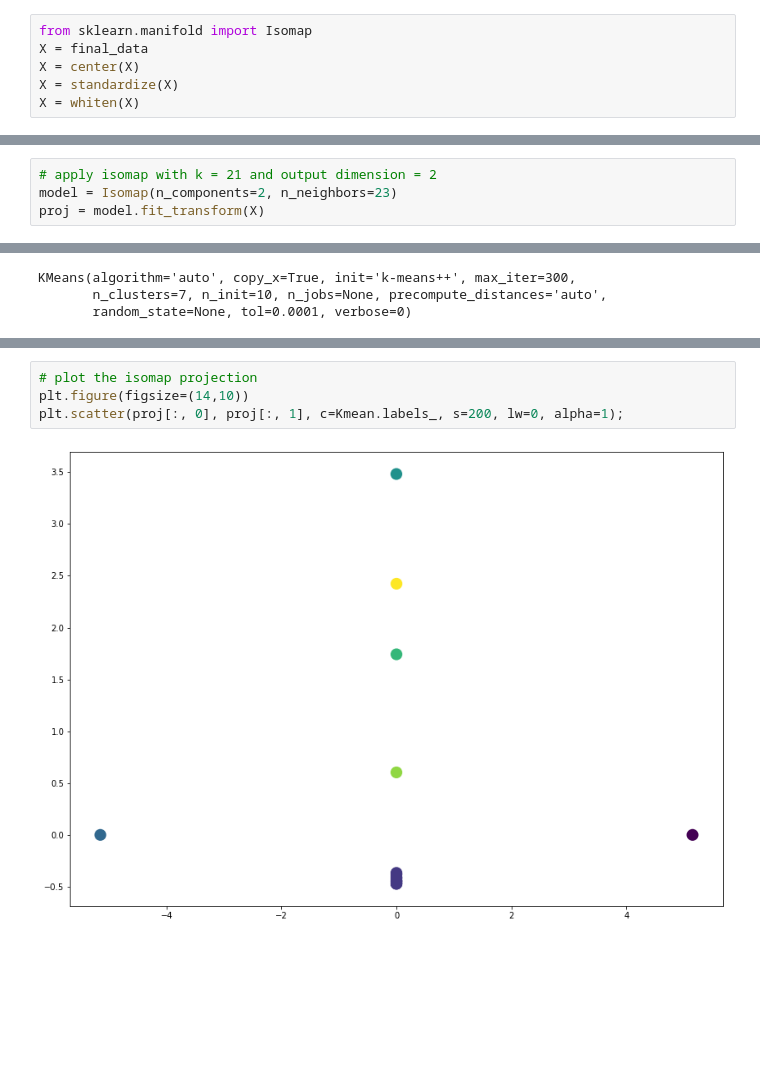
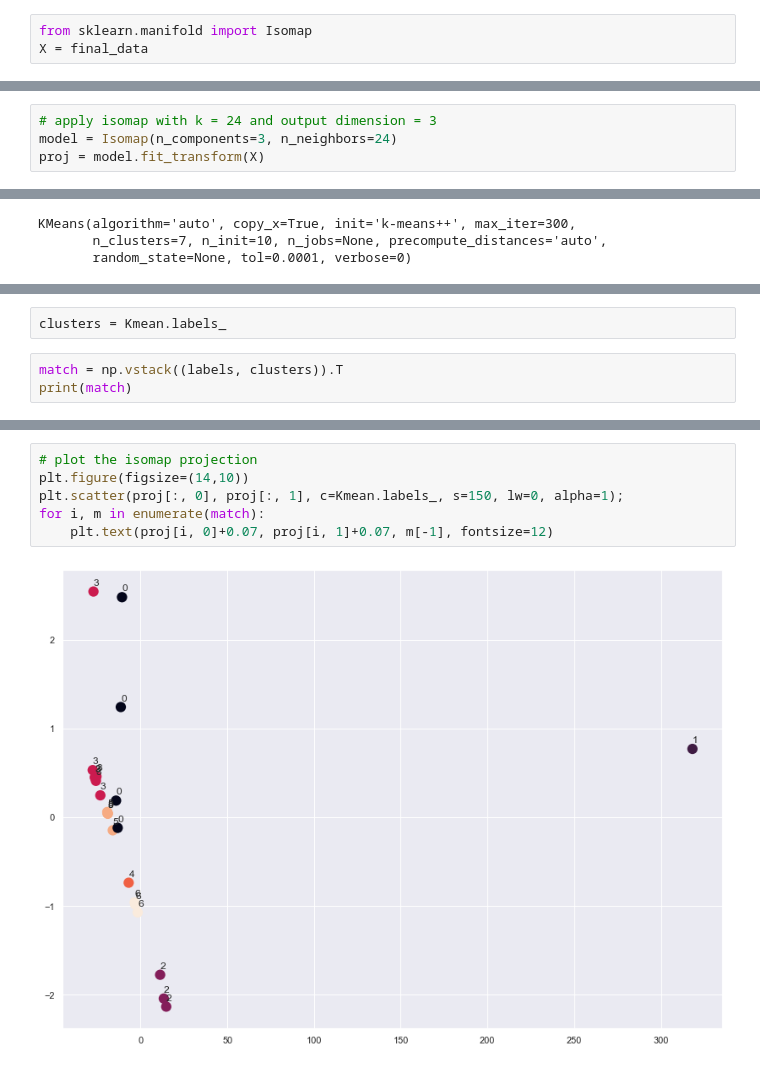
Before and after one commit to GAnagno/Social-Web, a Jupyter notebook: Spectral Map.ipynb, the cells around one changed output, grey strips where cells are left out. Cells and saved outputs as stored; diff of their text form; blank space fills up the shorter version.

```diff
--- a/Spectral Map.ipynb
+++ b/Spectral Map.ipynb
@@ -488,16 +488,13 @@ final_data = np.array(data.drop(['Label'], axis=1))
 # %%
 from sklearn.manifold import Isomap
 X = final_data
-X = center(X)
-X = standardize(X)
-X = whiten(X)
 # %%
 X.shape
 # %% [output]
 (25, 14)
 # %%
-# apply isomap with k = 21 and output dimension = 2
-model = Isomap(n_components=2, n_neighbors=23)
+# apply isomap with k = 24 and output dimension = 3
+model = Isomap(n_components=3, n_neighbors=24)
 proj = model.fit_transform(X)
 # %%
 # plot the isomap projection
@@ -538,0 +523,5 @@ array(['CTO Office', 'Open', 'Legal Eagle Office', 'PA Office',
+# %%
+clusters = Kmean.labels_
+# %%
+match = np.vstack((labels, clusters)).T
+print(match)
@@ -539,6 +546,8 @@ array(['CTO Office', 'Open', 'Legal Eagle Office', 'PA Office',
 # %%
 # plot the isomap projection
 plt.figure(figsize=(14,10))
-plt.scatter(proj[:, 0], proj[:, 1], c=Kmean.labels_, s=200, lw=0, alpha=1);
+plt.scatter(proj[:, 0], proj[:, 1], c=Kmean.labels_, s=150, lw=0, alpha=1);
+for i, m in enumerate(match):
+    plt.text(proj[i, 0]+0.07, proj[i, 1]+0.07, m[-1], fontsize=12)
 # %% [output]
-[figure, old version]
+[figure, new version]
```
Also changed, not shown: parts of 12 cells of this notebook.
